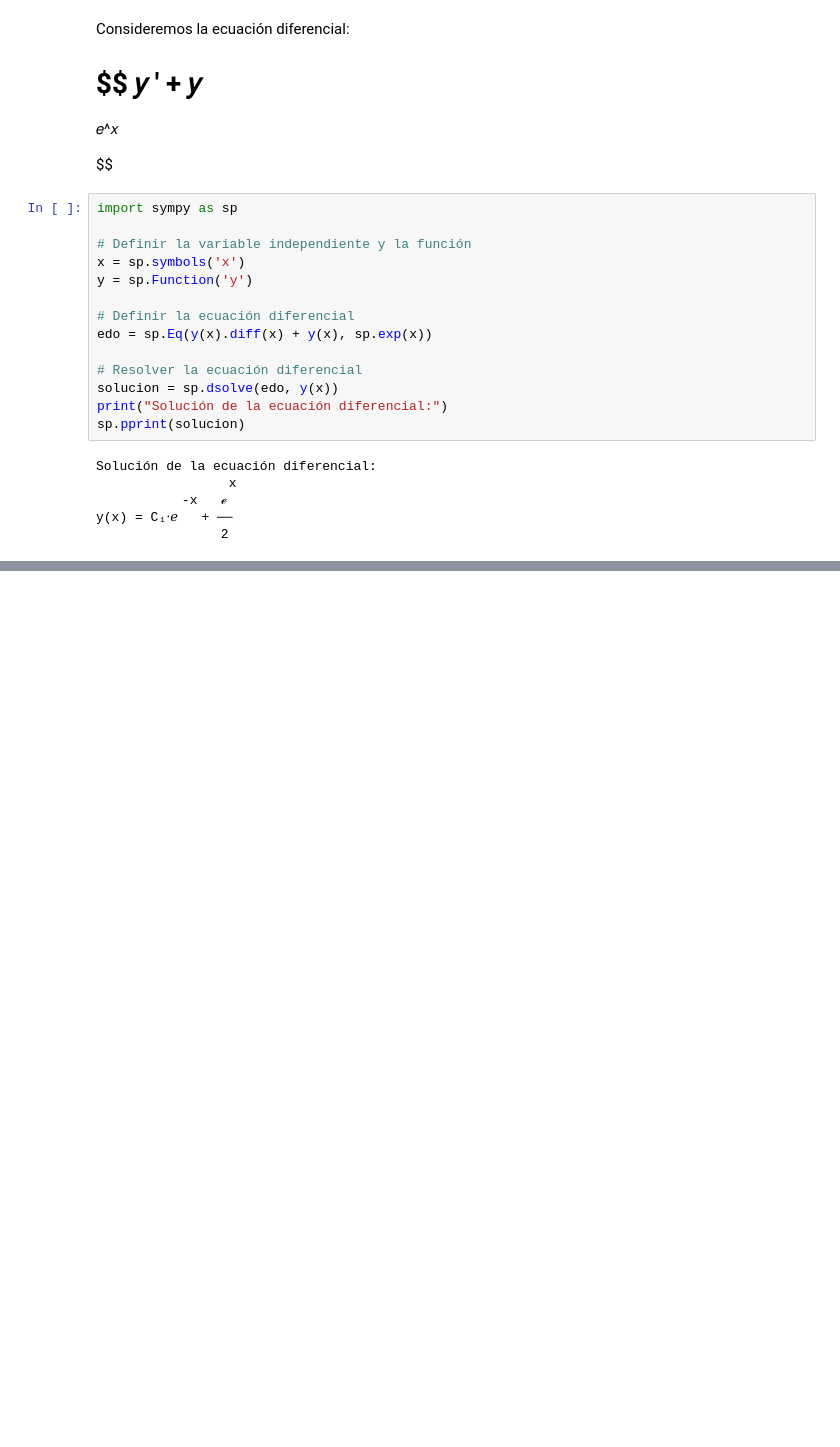
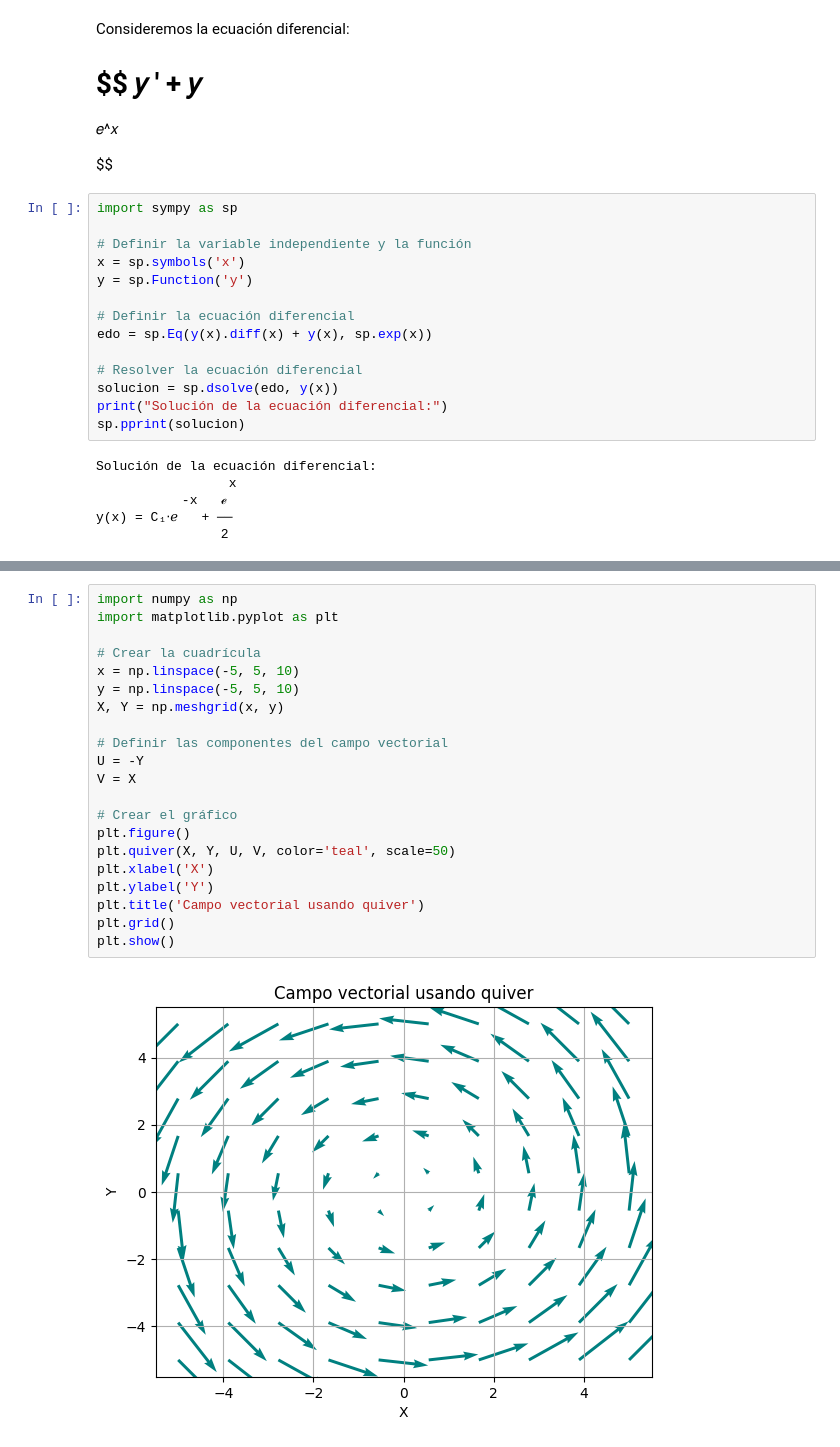
Before and after one commit to UTNFRRE/Analisis-Numerico, a Jupyter notebook: tp-teoria.ipynb, the cells around one changed output, grey strips where cells are left out. Drawn from its saved outputs; the diff is of its cells as text; blank space fills up the shorter version.

```diff
--- a/tp-teoria.ipynb
+++ b/tp-teoria.ipynb
@@ -235,0 +329,23 @@ y(x) = C₁⋅ℯ   + ──
+# %%
+import numpy as np
+import matplotlib.pyplot as plt
+
+# Crear la cuadrícula
+x = np.linspace(-5, 5, 10)
+y = np.linspace(-5, 5, 10)
+X, Y = np.meshgrid(x, y)
+
+# Definir las componentes del campo vectorial
+U = -Y
+V = X
+
+# Crear el gráfico
+plt.figure()
+plt.quiver(X, Y, U, V, color='teal', scale=50)
+plt.xlabel('X')
+plt.ylabel('Y')
+plt.title('Campo vectorial usando quiver')
+plt.grid()
+plt.show()
+# %% [output]
+[figure, added]
```
Also changed, not shown: parts of 17 cells of this notebook.
